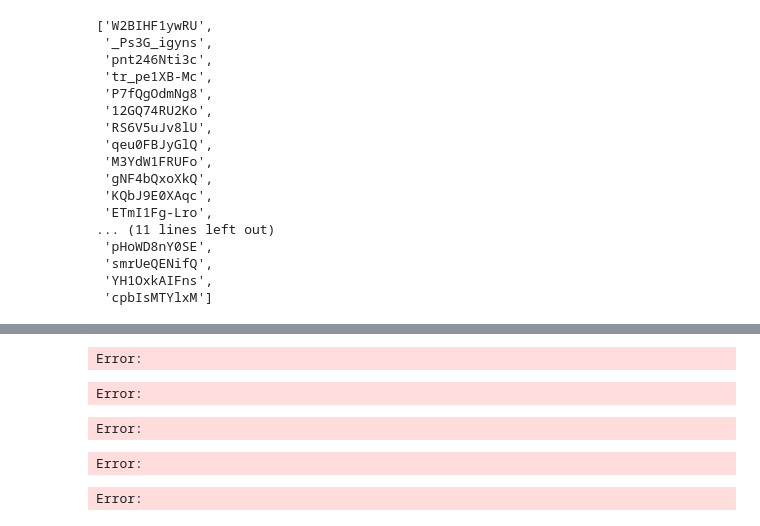
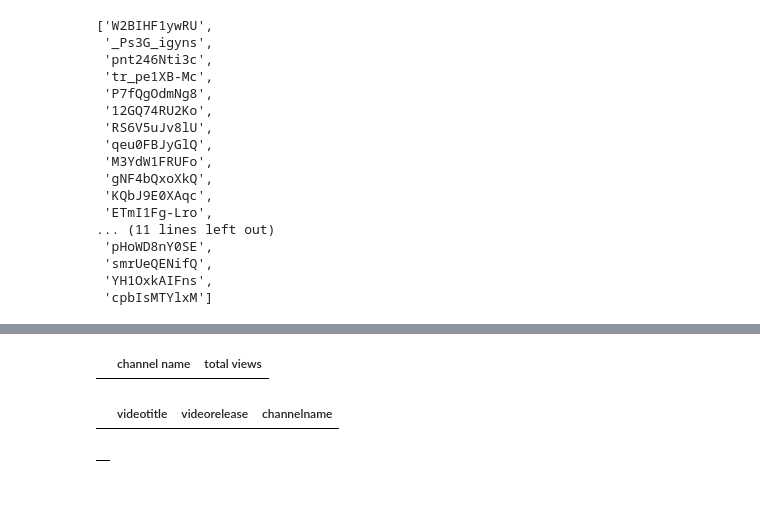
Before and after one commit to virenemmanuel/youtube_data_harvesting-and-warehousing, a Jupyter notebook: youtubeproject/youtubetest.ipynb, the cells around one changed output, grey strips where cells are left out. Cells and saved outputs as stored; diff of their text form; code cells hidden in the pictures; blank space fills up the shorter version.

```diff
--- a/youtubeproject/youtubetest.ipynb
+++ b/youtubeproject/youtubetest.ipynb
@@ -952,47 +1122,31 @@ mydb = psycopg2.connect(host="localhost",
                             port = "5432")
 cursor = mydb.cursor()
 
-query7 = "select channel_name as channelname, views as totalviews from channels;"
+query7 = "select channel_Name as Channelname, views as channelviews from channels;"
 cursor.execute(query7)
 mydb.commit()
 t7=cursor.fetchall()
 df7=pd.DataFrame(t7, columns=["channel name","total views"])
 df7
 # %% [output]
-Error:
+|  | channel name | total views |
 # %%
 mydb = psycopg2.connect(host="localhost",
                             user = "postgres",
                             password = "roomno13",
                             database = "youtube_data",
                             port = "5432")
 cursor = mydb.cursor()
 
-query7 = "select channel_name as channelname, views as channelviews from channels;"
-cursor.execute(query7)
-mydb.commit()
-t7=cursor.fetchall()
-df8=pd.DataFrame(t7, columns=["channel name","total views"])
+query8 = '''select Title as video_title, published_date as videorelease, Channel_Name as channelname from videos
+            where extract(year from published_date) = 2022;'''
+cursor.execute(query8)
+# mydb.commit()
+t8=cursor.fetchall()
+df8=pd.DataFrame(t8,columns=["videotitle","videorelease","channelname"])
 df8
 # %% [output]
-Error:
+|  | videotitle | videorelease | channelname |
-# %%
-mydb = psycopg2.connect(host="localhost",
-                            user = "postgres",
-                            password = "roomno13",
-                            database = "youtube_data",
-                            port = "5432")
-cursor = mydb.cursor()
-
-query8 = '''select Title as video_title, published_date as videorelease, channel_name as channelname from videos
-            where extract(year from Published_Date) = 2022;'''
-cursor.execute(query8)
-mydb.commit()
-t8=cursor.fetchall()
-df8=pd.DataFrame(t8,columns=["videotitle","Published_date","channelname"])
-df8
-# %% [output]
-Error:
 # %%
 mydb = psycopg2.connect(host="localhost",
                             user = "postgres",
@@ -1014,13 +1168,12 @@ for index,row in df9.iterrows():
     average_duration=row["average_duration"]
     average_duration_str=str(average_duration)
     T9.append(dict(channeltitle=channel_title,averageduration=average_duration_str))
-df1=pd.DataFrame(T9)
+df9=pd.DataFrame(T9)
+
+
+df9
 # %% [output]
-Error:
+|  |
-# %%
-df1
-# %% [output]
-Error:
 # %%
 mydb = psycopg2.connect(host="localhost",
                             user = "postgres",
```
Also changed, not shown: parts of 45 cells of this notebook, 1 other file.
